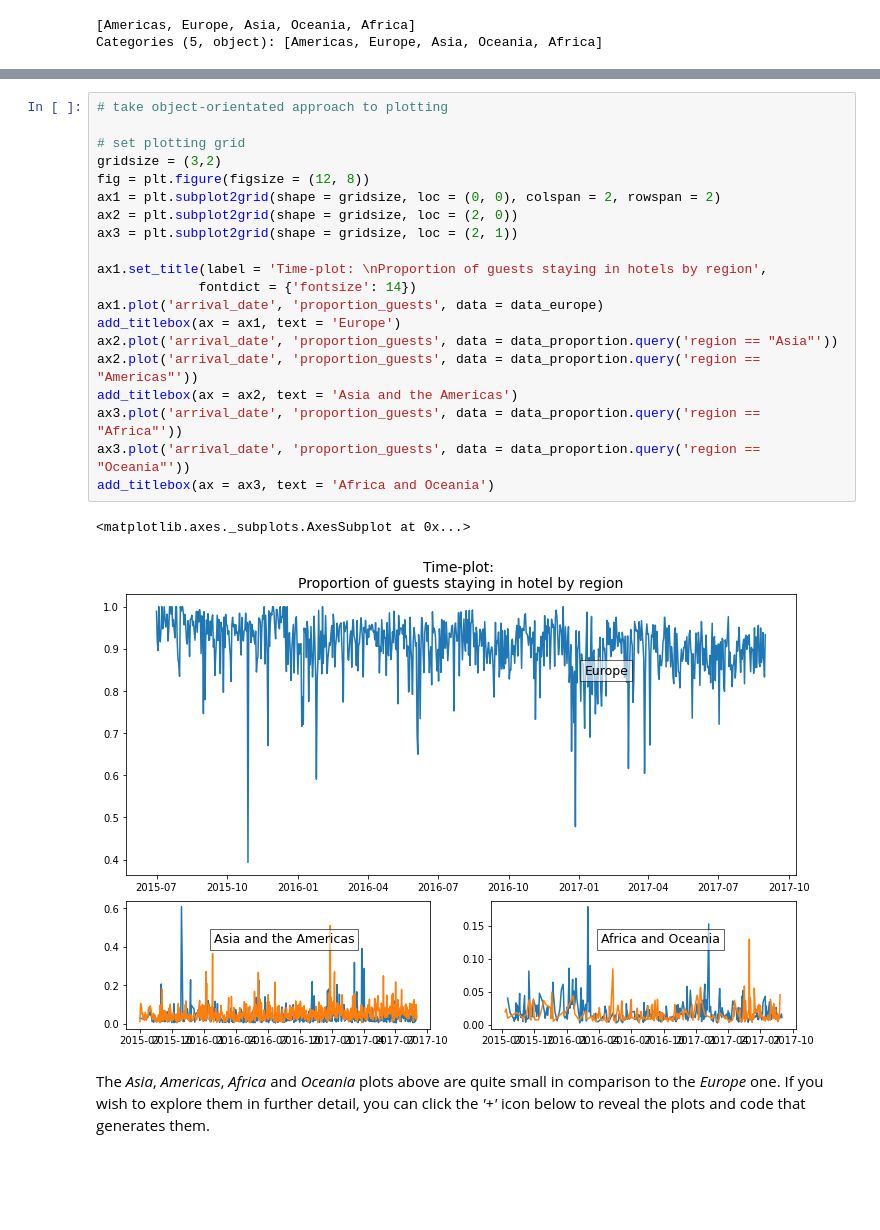
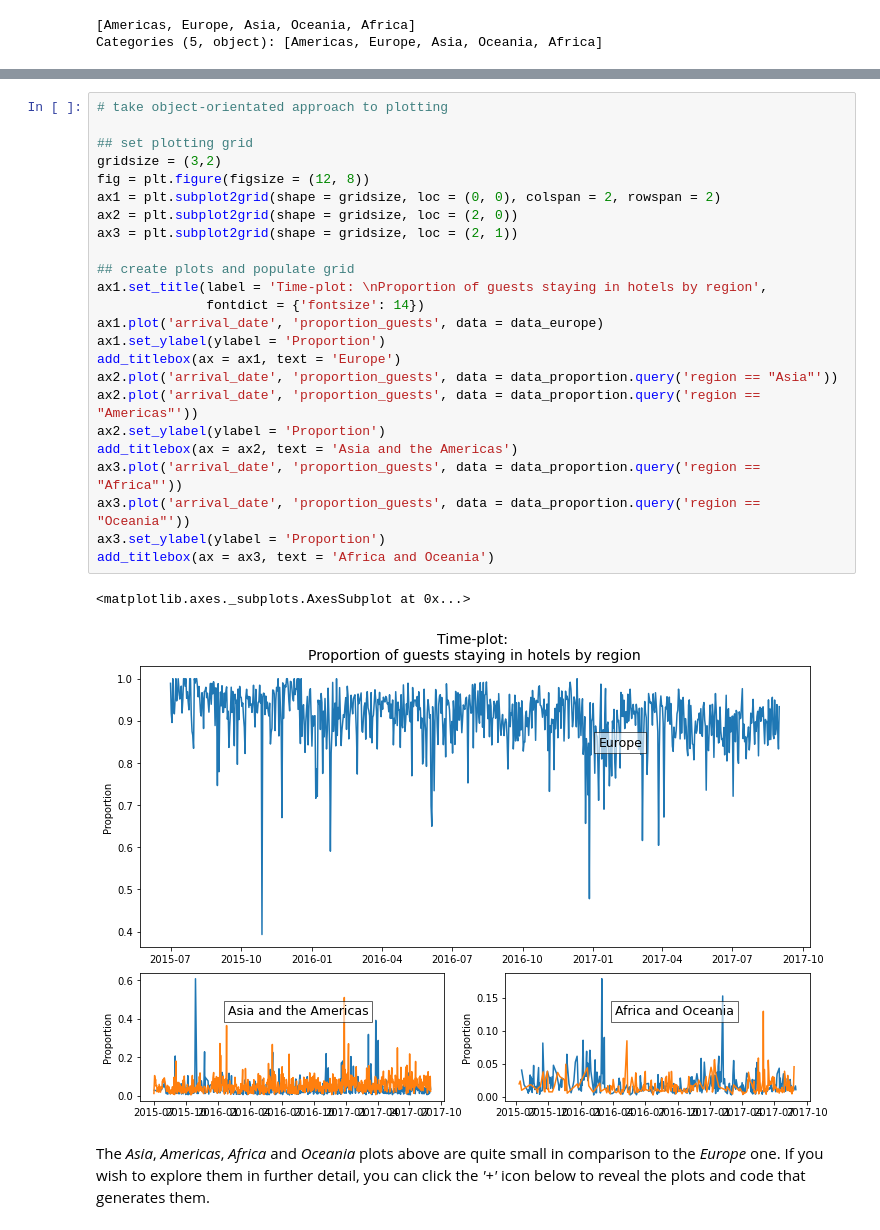
Before and after one commit to avisionh/analysis-structuralbreak, a Jupyter notebook: docs/content/features/02_01_time.ipynb, the cells around one changed output, grey strips where cells are left out. Saved outputs shown, nothing was run; the diff lists cells and outputs as text; blank space fills up the shorter version.

```diff
--- a/docs/content/features/02_01_time.ipynb
+++ b/docs/content/features/02_01_time.ipynb
@@ -59,26 +67,30 @@ Note, we have split our data out into three overarching groups by region:
 # %%
 # take object-orientated approach to plotting
 
-# set plotting grid
+## set plotting grid
 gridsize = (3,2)
 fig = plt.figure(figsize = (12, 8))
 ax1 = plt.subplot2grid(shape = gridsize, loc = (0, 0), colspan = 2, rowspan = 2)
 ax2 = plt.subplot2grid(shape = gridsize, loc = (2, 0))
 ax3 = plt.subplot2grid(shape = gridsize, loc = (2, 1))
 
+## create plots and populate grid
 ax1.set_title(label = 'Time-plot: \nProportion of guests staying in hotels by region',
-             fontdict = {'fontsize': 14})
+              fontdict = {'fontsize': 14})
 ax1.plot('arrival_date', 'proportion_guests', data = data_europe)
+ax1.set_ylabel(ylabel = 'Proportion')
 add_titlebox(ax = ax1, text = 'Europe')
 ax2.plot('arrival_date', 'proportion_guests', data = data_proportion.query('region == "Asia"'))
 ax2.plot('arrival_date', 'proportion_guests', data = data_proportion.query('region == "Americas"'))
+ax2.set_ylabel(ylabel = 'Proportion')
 add_titlebox(ax = ax2, text = 'Asia and the Americas')
 ax3.plot('arrival_date', 'proportion_guests', data = data_proportion.query('region == "Africa"'))
 ax3.plot('arrival_date', 'proportion_guests', data = data_proportion.query('region == "Oceania"'))
+ax3.set_ylabel(ylabel = 'Proportion')
 add_titlebox(ax = ax3, text = 'Africa and Oceania')
 # %% [output]
 <matplotlib.axes._subplots.AxesSubplot at 0x...>
-[figure, old version]
+[figure, new version]
 # %% [markdown]
 The *Asia*, *Americas*, *Africa* and *Oceania* plots above are quite small in comparison to the *Europe* one. If you wish to explore them in further detail, you can click the *'+'* icon below to reveal the plots and code that generates them.
 # %%
```
Also changed, not shown: parts of 2 cells of this notebook.
